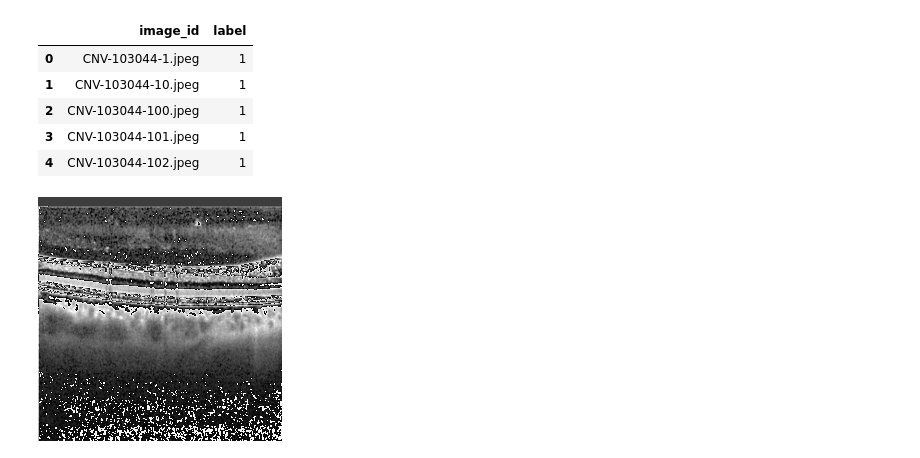
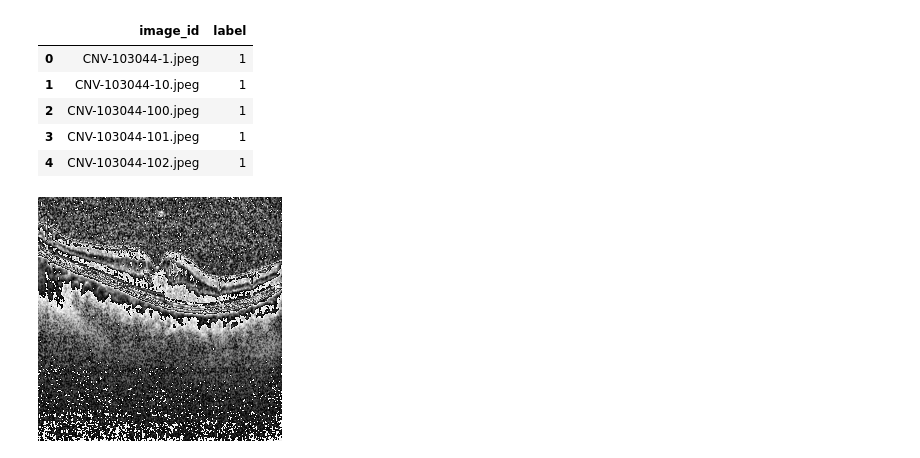
Before and after one commit to abdu355/simCLR-ml701, a Jupyter notebook: ml701_simCLR_Pre_trained_V1.ipynb, the cells around one changed output. Cells and saved outputs as stored; diff of their text form; code cells hidden in the pictures.

```diff
--- a/ml701_simCLR_Pre_trained_V1.ipynb
+++ b/ml701_simCLR_Pre_trained_V1.ipynb
@@ -144,31 +148,31 @@ class OCTDataModule(pl.LightningDataModule):
 # %%
 #transforms on OCT data
 import torchvision.transforms as transforms
 from pl_bolts.models.self_supervised.simclr.transforms import SimCLRTrainDataTransform
 import torchvision.transforms.functional as tvf
 
 transform = transforms.Compose([
     transforms.Grayscale(num_output_channels=3),
     transforms.Resize((244, 244)),
     # transforms.RandomCrop(224),
     transforms.ToTensor(),
     transforms.Normalize((0.485, 0.456, 0.406), (0.229, 0.224, 0.225)) # Standard Normalization
     # transforms.Normalize((0.485, 0.456, 0.406), (0.229, 0.224, 0.225)) #ImageNet Normalization
     ])
 # transform = SimCLRTrainDataTransform(input_height=224,
 #                                      jitter_strength=0.4,
 #                                      gaussian_blur=False,
 #                                      normalize=None)
 
-root_dir = "data/oct_images_full/"
+
 oct_data = OCTDataModule(root_dir, transform, batch_size=64)
 oct_data.setup()
 
 ds_train = oct_data.oct_train
 # ds_train[img_index][][channel]
-tvf.to_pil_image(ds_train.show)
+tvf.to_pil_image(ds_train[0][0][0])
 # %% [output]
-[figure, old version]
+[figure, new version]
 # %%
 # unfreeze params post warm-up.  Can be used with any model.
 from pytorch_lightning.callbacks import Callback
```
Also changed, not shown: parts of 16 cells of this notebook.
